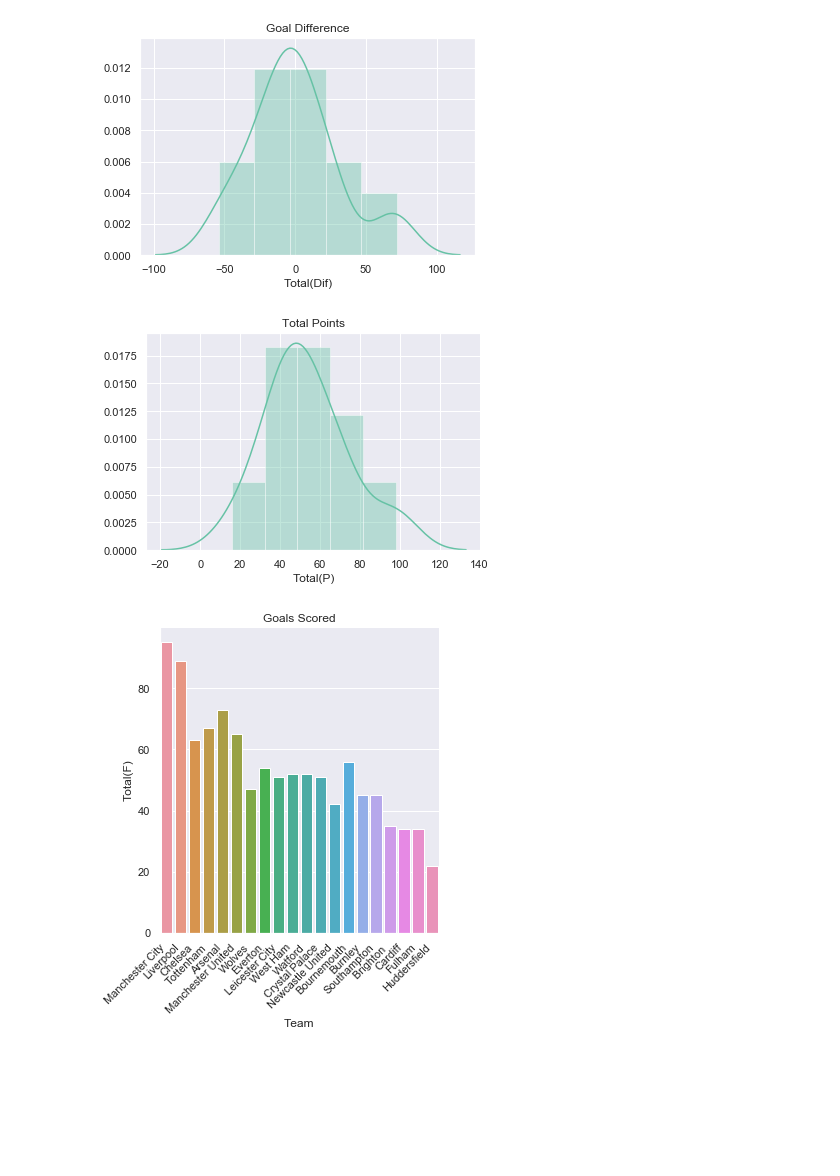
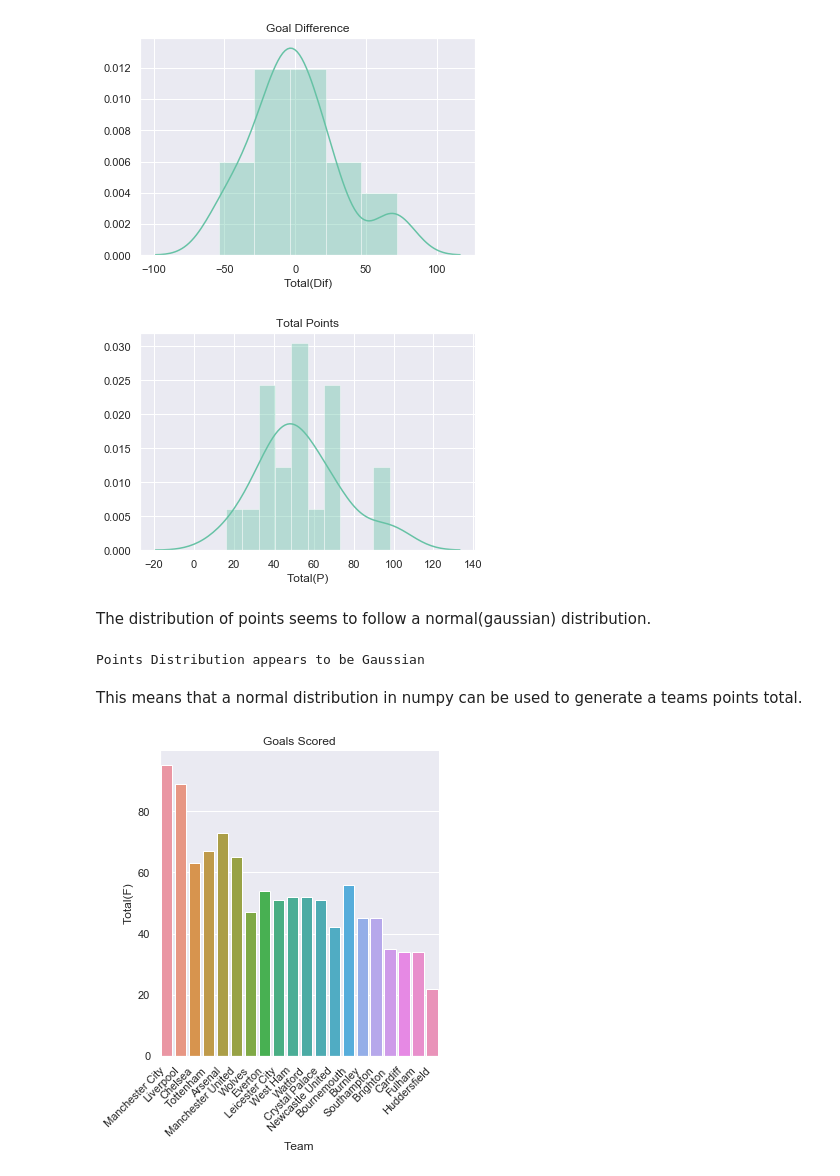
Before and after one commit to ANihill/fundamentalsProject, a Jupyter notebook: Project.ipynb, the cells around one changed output. Drawn from its saved outputs; the diff is of its cells as text; code cells hidden in the pictures; blank space fills up the shorter version.

Commit message:
Determined points followed normal distribution and tested generating points for teams

```diff
--- a/Project.ipynb
+++ b/Project.ipynb
@@ -96,10 +96,29 @@ plt.title("Goal Difference");
 [figure]
 # %%
 # distribution of total points
-sns.distplot(total["Total(P)"])
+sns.distplot(total["Total(P)"], bins = 10)
 plt.title("Total Points");
 # %% [output]
-[figure, old version]
+[figure, new version]
+# %% [markdown]
+The distribution of points seems to follow a normal(gaussian) distribution.
+# %%
+# https://machinelearningmastery.com/a-gentle-introduction-to-normality-tests-in-python/
+
+from scipy.stats import shapiro
+
+stat, p = shapiro(total["Total(P)"])
+
+alpha = 0.05
+
+if p > alpha:
+    print("Points Distribution appears to be Gaussian")
+else:
+    print("Points distribution does not appear to be Gaussian")
+# %% [output]
+Points Distribution appears to be Gaussian
+# %% [markdown]
+This means that a normal distribution in numpy can be used to generate a teams points total.
 # %%
 # bar plot of goals scored
 goals_for = sns.catplot(x="Team", y="Total(F)", kind="bar", data=total.reset_index())
```
Also changed, not shown: parts of 19 cells of this notebook.
